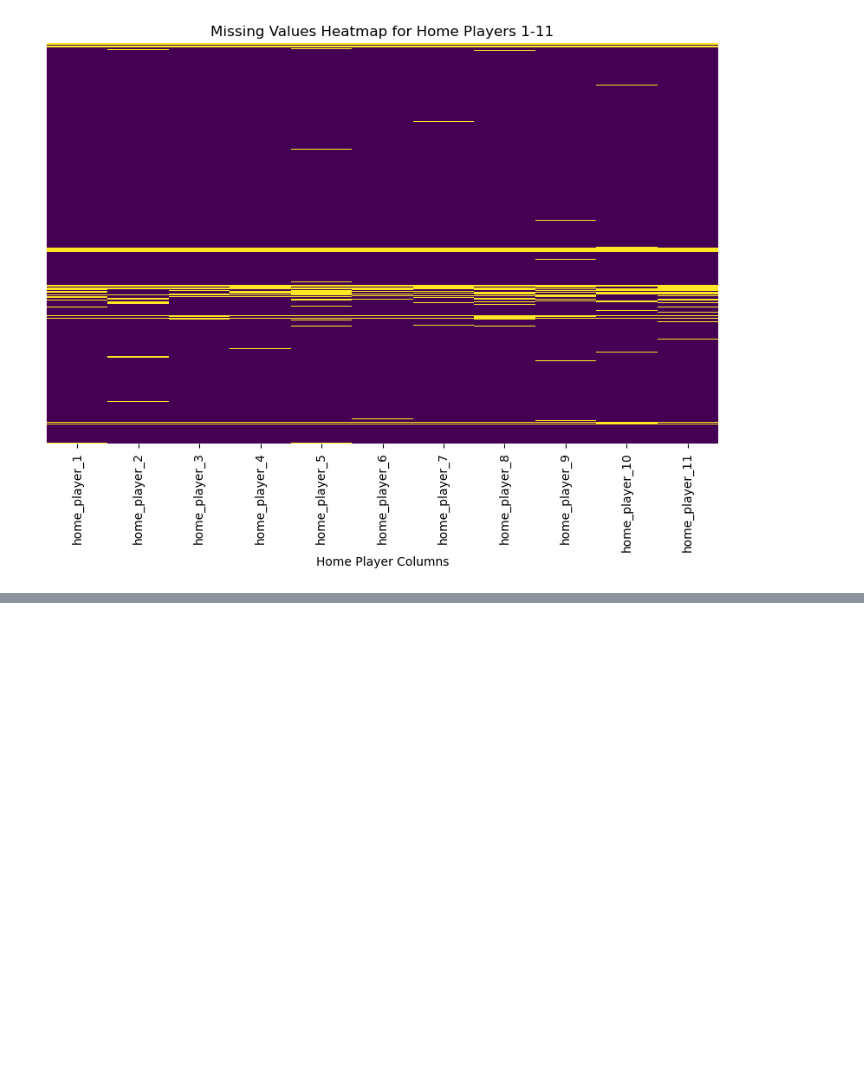
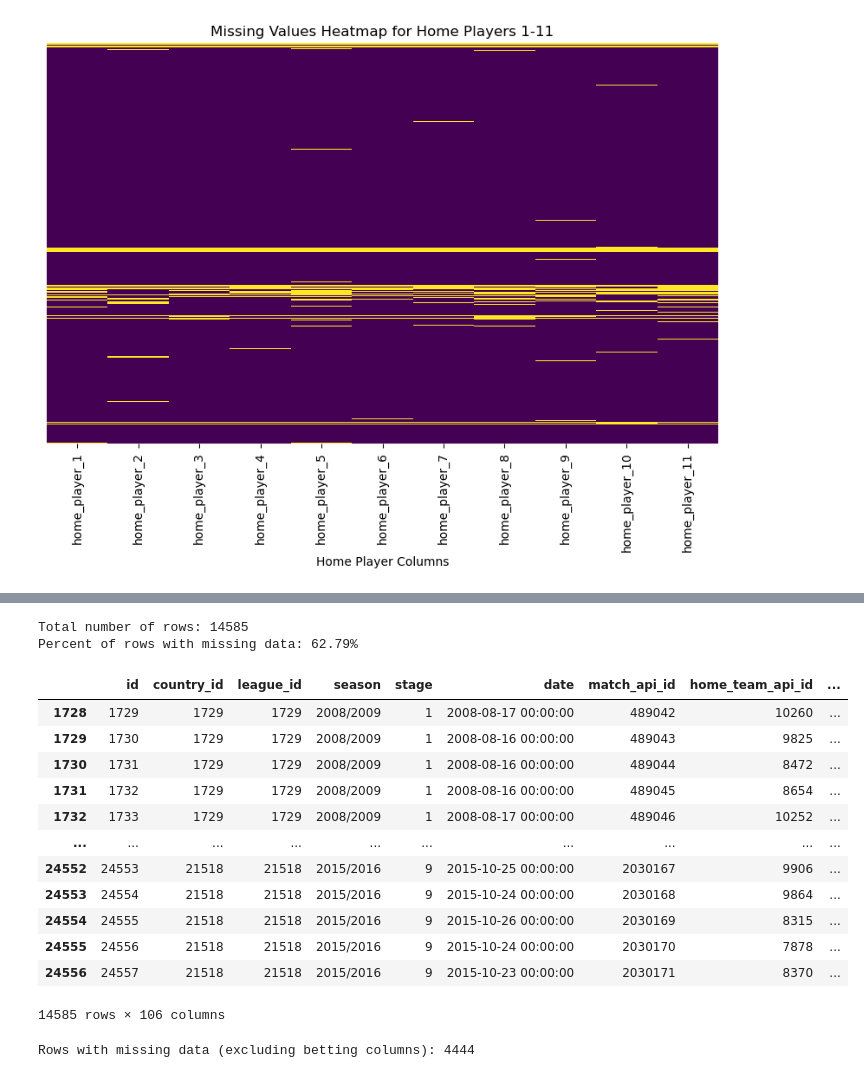
Before and after one commit to GauravGupta2022/deeplearners, a Jupyter notebook: notebooks/match_cleaning.ipynb, the cells around one changed output, grey strips where cells are left out. Cells and saved outputs as stored; diff of their text form; code cells hidden in the pictures; blank space fills up the shorter version.

```diff
--- a/notebooks/match_cleaning.ipynb
+++ b/notebooks/match_cleaning.ipynb
@@ -166,0 +213,19 @@ player_df.head(), player_attributes_df.head()
+# %%
+# ...existing code...
+
+# List of league IDs to keep
+league_ids_to_keep = [1729, 4769, 7809, 10257, 21518]
+
+# Number of rows before filtering
+rows_before = len(match_df)
+
+# Filter the DataFrame
+match_df = match_df[match_df['league_id'].isin(league_ids_to_keep)]
+
+# Number of rows after filtering
+rows_after = len(match_df)
+
+print(f"Rows before filtering: {rows_before}")
+print(f"Rows after filtering: {rows_after}")
+
+#
@@ -166,0 +241,5 @@ player_df.head(), player_attributes_df.head()
+# %%
+# Remove specified columns if they exist
+cols_to_remove = ['goal', 'shoton', 'shotoff', 'foulcommit', 'card', 'cross', 'corner', 'possession']
+match_df = match_df.drop(columns=cols_to_remove, errors='ignore')
+match_df.head()
@@ -166,0 +254,11 @@ player_df.head(), player_attributes_df.head()
+# %%
+# Move all columns from 'B365H' to 'BSA' to the end of the DataFrame
+betting_start = match_df.columns.get_loc('B365H')
+betting_end = match_df.columns.get_loc('BSA') + 1  # +1 to include 'BSA'
+
+betting_cols = match_df.columns[betting_start:betting_end].tolist()
+other_cols = [col for col in match_df.columns if col not in betting_cols]
+
+# Reorder columns: all non-betting columns first, then betting columns
+match_df = match_df[other_cols + betting_cols]
+match_df.head()
@@ -166,0 +273,40 @@ player_df.head(), player_attributes_df.head()
+# %%
+# Print total number of rows
+total_rows = len(match_df)
+print(f"Total number of rows: {total_rows}")
+
+# Calculate and print percent of rows with missing data
+missing_rows = match_df.isnull().any(axis=1).sum()
+percent_missing = (missing_rows / total_rows) * 100
+print(f"Percent of rows with missing data: {percent_missing:.2f}%")
+match_df
+# %% [output]
+Total number of rows: 14585
+Percent of rows with missing data: 62.79%
+|  | id | country_id | league_id | season | stage | date | match_api_id | home_team_api_id | ... |
+| 1728 | 1729 | 1729 | 1729 | 2008/2009 | 1 | 2008-08-17 00:00:00 | 489042 | 10260 | ... |
+| 1729 | 1730 | 1729 | 1729 | 2008/2009 | 1 | 2008-08-16 00:00:00 | 489043 | 9825 | ... |
+| 1730 | 1731 | 1729 | 1729 | 2008/2009 | 1 | 2008-08-16 00:00:00 | 489044 | 8472 | ... |
+| 1731 | 1732 | 1729 | 1729 | 2008/2009 | 1 | 2008-08-16 00:00:00 | 489045 | 8654 | ... |
+| 1732 | 1733 | 1729 | 1729 | 2008/2009 | 1 | 2008-08-17 00:00:00 | 489046 | 10252 | ... |
+| ... | ... | ... | ... | ... | ... | ... | ... | ... | ... |
+| 24552 | 24553 | 21518 | 21518 | 2015/2016 | 9 | 2015-10-25 00:00:00 | 2030167 | 9906 | ... |
+| 24553 | 24554 | 21518 | 21518 | 2015/2016 | 9 | 2015-10-24 00:00:00 | 2030168 | 9864 | ... |
+| 24554 | 24555 | 21518 | 21518 | 2015/2016 | 9 | 2015-10-26 00:00:00 | 2030169 | 8315 | ... |
+| 24555 | 24556 | 21518 | 21518 | 2015/2016 | 9 | 2015-10-24 00:00:00 | 2030170 | 7878 | ... |
+| 24556 | 24557 | 21518 | 21518 | 2015/2016 | 9 | 2015-10-23 00:00:00 | 2030171 | 8370 | ... |
+14585 rows × 106 columns
+# %%
+# Get the range of betting columns
+betting_start = match_df.columns.get_loc('B365H')
+betting_end = match_df.columns.get_loc('BSA') + 1  # +1 to include 'BSA'
+betting_cols = match_df.columns[betting_start:betting_end].tolist()
+
+# All columns except betting columns
+non_betting_cols = [col for col in match_df.columns if col not in betting_cols]
+
+# Count rows with missing data in non-betting columns
+missing_non_betting = match_df[non_betting_cols].isnull().any(axis=1).sum()
+print(f"Rows with missing data (excluding betting columns): {missing_non_betting}")
+# %% [output]
+Rows with missing data (excluding betting columns): 4444
```
Also changed, not shown: parts of 17 cells of this notebook.
